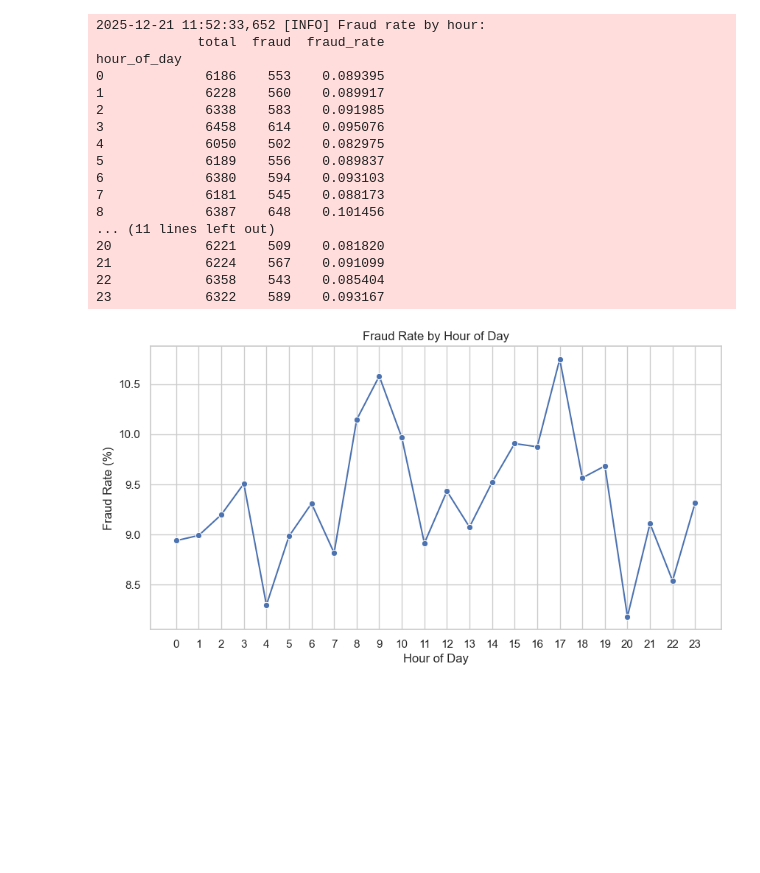
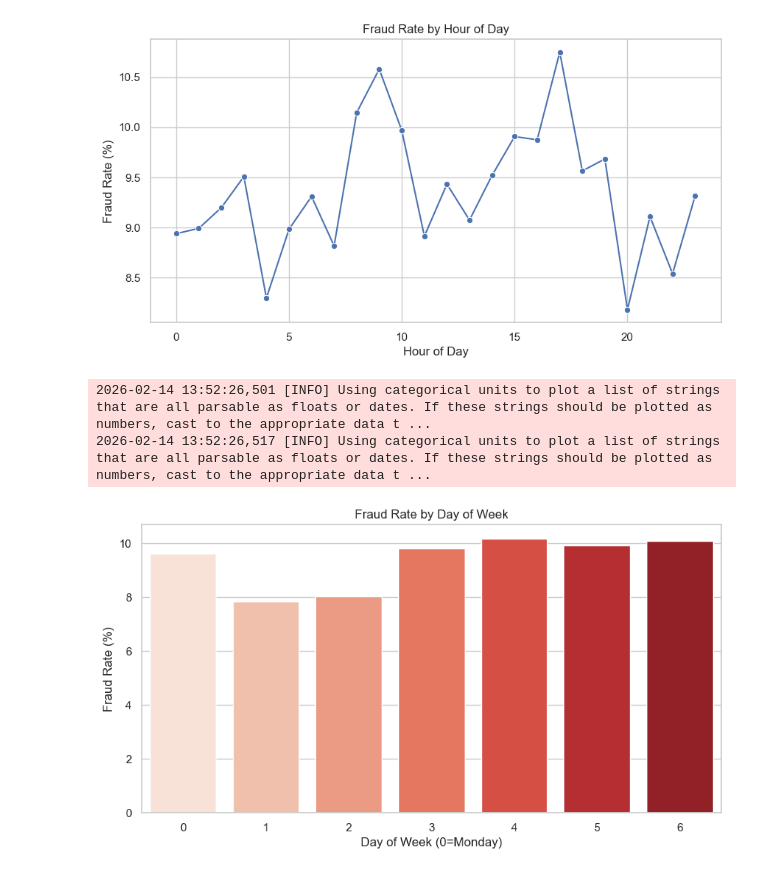
Before and after one commit to AdeyAmare/financial-fraud-detection, a Jupyter notebook: notebooks/feature_engineering.ipynb, the cells around one changed output. Drawn from its saved outputs; the diff is of its cells as text; code cells hidden in the pictures; blank space fills up the shorter version.

```diff
--- a/notebooks/feature_engineering.ipynb
+++ b/notebooks/feature_engineering.ipynb
@@ -224,39 +140,29 @@ plt.show()
 # %%
-
-# Compute fraud rate per hour
-fraud_by_hour = (
-    fraud_features_df.groupby('hour_of_day')['class']
-    .agg(total='count', fraud='sum')
-)
+# -----------------------------
+# Fraud Rate by Hour and Day
+# -----------------------------
+fraud_by_hour = fraud_features_df.groupby('hour_of_day')['class'].agg(total='count', fraud='sum')
 fraud_by_hour['fraud_rate'] = fraud_by_hour['fraud'] / fraud_by_hour['total']
 
-logger.info(f"Fraud rate by hour:\n{fraud_by_hour}")
-
-# Plot
 plt.figure(figsize=(10,5))
 sns.lineplot(x=fraud_by_hour.index, y=fraud_by_hour['fraud_rate']*100, marker='o')
-plt.ylabel('Fraud Rate (%)')
-plt.xlabel('Hour of Day')
-plt.title('Fraud Rate by Hour of Day')
-plt.xticks(range(0,24))
+plt.title("Fraud Rate by Hour of Day")
+plt.xlabel("Hour of Day")
+plt.ylabel("Fraud Rate (%)")
 plt.grid(True)
 plt.show()
+
+fraud_by_day = fraud_features_df.groupby('day_of_week')['class'].agg(total='count', fraud='sum')
+fraud_by_day['fraud_rate'] = fraud_by_day['fraud'] / fraud_by_day['total']
+
+plt.figure(figsize=(10,5))
+sns.barplot(x=fraud_by_day.index, y=fraud_by_day['fraud_rate']*100, palette='Reds')
+plt.title("Fraud Rate by Day of Week")
+plt.xlabel("Day of Week (0=Monday)")
+plt.ylabel("Fraud Rate (%)")
+plt.show()
 # %% [output]
+[figure, new version]
-2025-12-21 11:52:33,652 [INFO] Fraud rate by hour:
-             total  fraud  fraud_rate
-hour_of_day
-0             6186    553    0.089395
-1             6228    560    0.089917
-2             6338    583    0.091985
-3             6458    614    0.095076
-4             6050    502    0.082975
-5             6189    556    0.089837
-6             6380    594    0.093103
-7             6181    545    0.088173
-8             6387    648    0.101456
-... (11 lines left out)
-20            6221    509    0.081820
-21            6224    567    0.091099
-22            6358    543    0.085404
-23            6322    589    0.093167
+2026-02-14 13:52:26,501 [INFO] Using categorical units to plot a list of strings that are all parsable as floats or dates. If these strings should be plotted as numbers, cast to the appropriate data t ...
+2026-02-14 13:52:26,517 [INFO] Using categorical units to plot a list of strings that are all parsable as floats or dates. If these strings should be plotted as numbers, cast to the appropriate data t ...
-[figure, old version]
+[figure, added]
```
Also changed, not shown: parts of 27 cells of this notebook, 3 other files.
